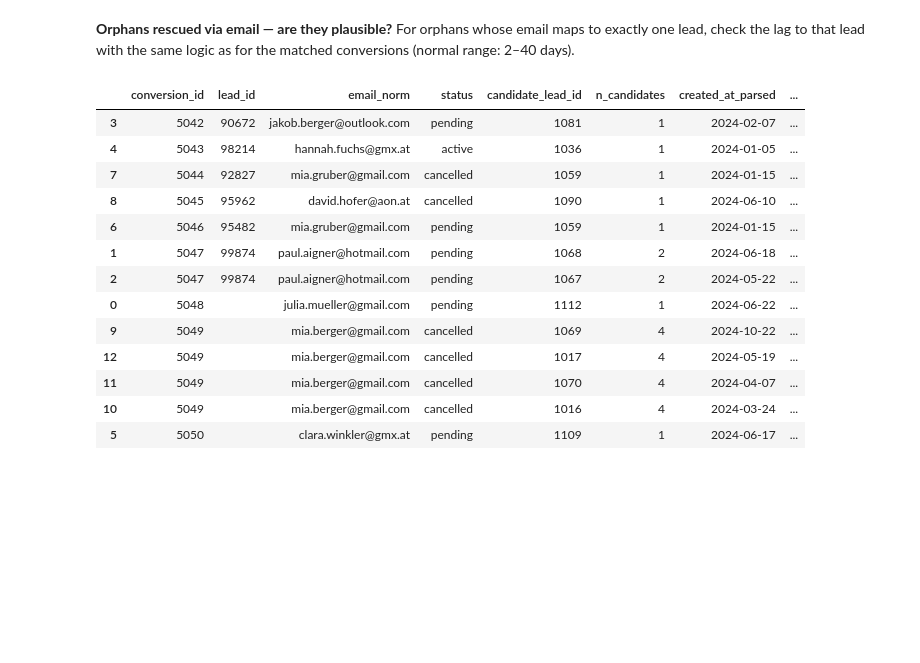
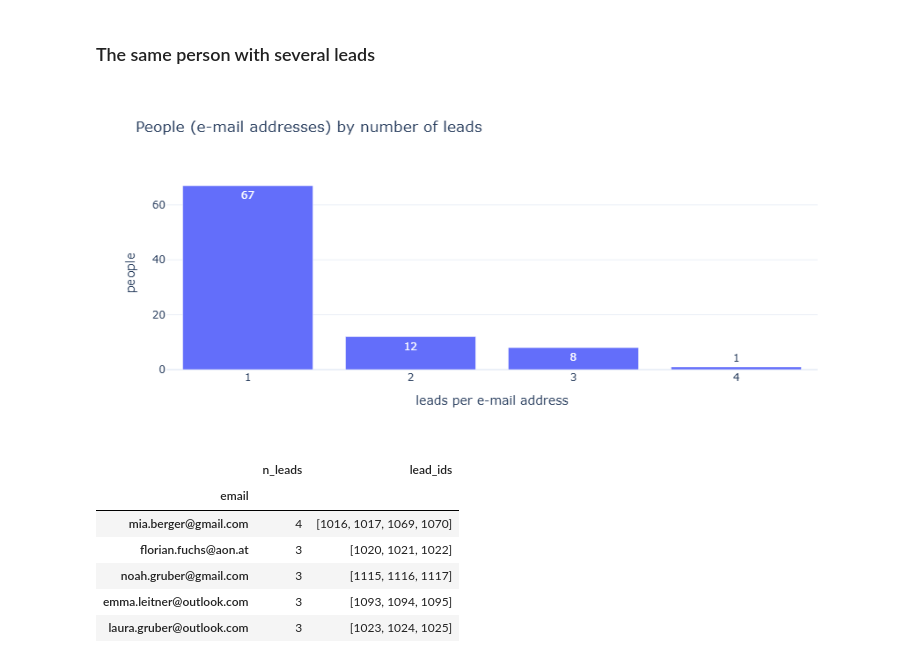
Before and after one commit to markzmbl/coding-challenge-data-engineer, a Jupyter notebook: notebooks/01_data_profiling.ipynb, the cells around one changed output. Drawn from its saved outputs; the diff is of its cells as text; code cells hidden in the pictures; blank space fills up the shorter version.

```diff
--- a/notebooks/01_data_profiling.ipynb
+++ b/notebooks/01_data_profiling.ipynb
@@ -591,19 +615,6 @@ still look plausible? We re-parse with the alternative interpretation and compar
 # %%
-def parse_date_eu_slash(v: str):
-    f = date_format(v)
-    fmt_ = "%d/%m/%Y" if f == "slash xx/xx/yyyy" else FORMATS.get(f)
-    try:
-        return pd.to_datetime(v.strip(), format=fmt_) if fmt_ else pd.NaT
-    except ValueError:        # e.g. "07/26/2024" is impossible as DD/MM
-        return pd.NaT
+conv = conv.drop_duplicates()
+leads_unique = leads.drop_duplicates("lead_id")
 
-alt = conv_raw[conv_raw["ref_status"] == "matched"].drop_duplicates("conversion_id").merge(
-    leads_dedup[["lead_id", "created_at"]], on="lead_id")
-alt["lag_us"] = (alt["signed_date"].map(parse_date) - alt["created_at"].map(parse_date)).dt.days
-alt["lag_eu"] = (alt["signed_date"].map(parse_date_eu_slash) - alt["created_at"].map(parse_date_eu_slash)).dt.days
-alt = alt[alt["lag_us"] != alt["lag_eu"]]
-print("conversions whose lag depends on the slash interpretation:", len(alt))
-print("negative lag / invalid date  with MM/DD:", int((alt["lag_us"] < 0).sum()), "/", int(alt["lag_us"].isna().sum()))
-print("negative lag / invalid date  with DD/MM:", int((alt["lag_eu"] < 0).sum()), "/", int(alt["lag_eu"].isna().sum()))
-alt[["conversion_id", "lead_id", "created_at", "signed_date", "lag_us", "lag_eu"]]
+print(f"conversions: {len(conv)} rows, leads_unique: {len(leads_unique)} rows")
 # %% [output]
@@ -627,27 +622,37 @@ negative lag / invalid date  with DD/MM: 2 / 8
 # %% [markdown]
-**Orphans rescued via email — are they plausible?** For orphans whose email maps to exactly one lead, check the
-lag to that lead with the same logic as for the matched conversions (normal range: 2–40 days).
+### The same person with several leads
 # %%
-cand = orphans.explode("lead_ids_with_same_email").rename(columns={"lead_ids_with_same_email": "candidate_lead_id"})
-cand = cand.merge(leads_dedup[["lead_id", "created_at_parsed", "vertical"]], left_on="candidate_lead_id",
-                  right_on="lead_id", suffixes=("", "_cand"))
-cand["days_lead_to_sign"] = (cand["signed_date_parsed"] - cand["created_at_parsed"]).dt.days
-cand["n_candidates"] = cand.groupby("conversion_id")["candidate_lead_id"].transform("count")
-cand[["conversion_id", "lead_id", "email_norm", "status", "candidate_lead_id", "n_candidates",
-      "created_at_parsed", "signed_date_parsed", "days_lead_to_sign"]].sort_values(["conversion_id", "days_lead_to_sign"])
+leads_per_email = (
+    leads_unique.sort_values("lead_id")
+    .groupby("email")
+    .agg(n_leads=("lead_id", "nunique"), lead_ids=("lead_id", list))
+)
+people = (
+    leads_per_email["n_leads"]
+    .value_counts()
+    .sort_index()
+    .rename("people")
+    .reset_index()
+)
+
+fig = px.bar(
+    people,
+    x="n_leads",
+    y="people",
+    text_auto=True,
+    title="People (e-mail addresses) by number of leads",
+)
+fig.update_xaxes(dtick=1, title="leads per e-mail address")
+fig.show()
+
+leads_per_email.sort_values("n_leads", ascending=False).head()
 # %% [output]
+[figure, added]
-|  | conversion_id | lead_id | email_norm | status | candidate_lead_id | n_candidates | created_at_parsed | ... |
-| 3 | 5042 | 90672 | jakob.berger@outlook.com | pending | 1081 | 1 | 2024-02-07 | ... |
-| 4 | 5043 | 98214 | hannah.fuchs@gmx.at | active | 1036 | 1 | 2024-01-05 | ... |
-| 7 | 5044 | 92827 | mia.gruber@gmail.com | cancelled | 1059 | 1 | 2024-01-15 | ... |
-| 8 | 5045 | 95962 | david.hofer@aon.at | cancelled | 1090 | 1 | 2024-06-10 | ... |
-| 6 | 5046 | 95482 | mia.gruber@gmail.com | pending | 1059 | 1 | 2024-01-15 | ... |
-| 1 | 5047 | 99874 | paul.aigner@hotmail.com | pending | 1068 | 2 | 2024-06-18 | ... |
-| 2 | 5047 | 99874 | paul.aigner@hotmail.com | pending | 1067 | 2 | 2024-05-22 | ... |
-| 0 | 5048 |  | julia.mueller@gmail.com | pending | 1112 | 1 | 2024-06-22 | ... |
-| 9 | 5049 |  | mia.berger@gmail.com | cancelled | 1069 | 4 | 2024-10-22 | ... |
-| 12 | 5049 |  | mia.berger@gmail.com | cancelled | 1017 | 4 | 2024-05-19 | ... |
-| 11 | 5049 |  | mia.berger@gmail.com | cancelled | 1070 | 4 | 2024-04-07 | ... |
-| 10 | 5049 |  | mia.berger@gmail.com | cancelled | 1016 | 4 | 2024-03-24 | ... |
-| 5 | 5050 |  | clara.winkler@gmx.at | pending | 1109 | 1 | 2024-06-17 | ... |
+|  | n_leads | lead_ids |
+| email |  |  |
+| mia.berger@gmail.com | 4 | [1016, 1017, 1069, 1070] |
+| florian.fuchs@aon.at | 3 | [1020, 1021, 1022] |
+| noah.gruber@gmail.com | 3 | [1115, 1116, 1117] |
+| emma.leitner@outlook.com | 3 | [1093, 1094, 1095] |
+| laura.gruber@outlook.com | 3 | [1023, 1024, 1025] |
 # %% [markdown]
```
Also changed, not shown: parts of 79 cells of this notebook, 7 other files.
